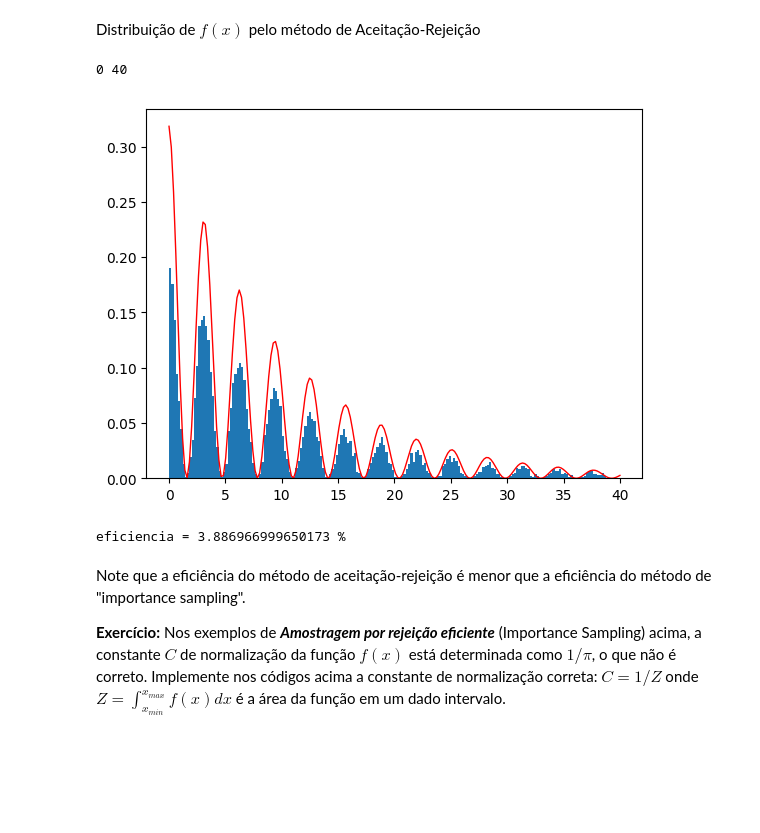
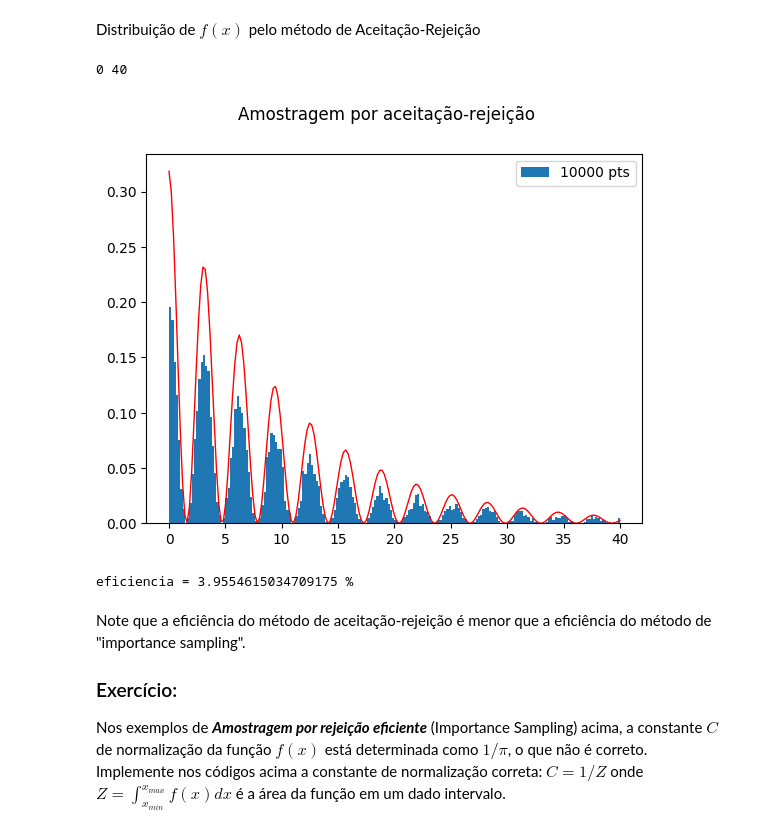
Before and after one commit to clemencia/ML4PPGF_UERJ, a Jupyter notebook: Amostragem_e_integracao_MC.ipynb, the cells around one changed output. Saved outputs shown, nothing was run; the diff lists cells and outputs as text; code cells hidden in the pictures; blank space fills up the shorter version.

```diff
--- a/Amostragem_e_integracao_MC.ipynb
+++ b/Amostragem_e_integracao_MC.ipynb
@@ -364,37 +358,42 @@ npts=10000
 # número de bins do histograma
 nbins=200
 # Vida média
 lamb=0.1
 # k
 k = 1
 xmin=0
 xmax=40
 print(xmin, xmax)
 # Amostra resultante do método de aceitação-rejeição
 sample = []
 naccept=0
 ntot=0
 while naccept<npts:
   ntot+=1
   x=np.random.uniform(xmin,xmax) # s
   y=np.random.uniform(0,1) # x
   if y<f(x, lamb, k):
       sample.append(x)
       naccept+=1
 
 # plotar a distribuição da CDF inversa com uma dist uniforme
-plt.hist(sample,bins=nbins, range=[xmin, xmax], density=1)
+plt.hist(sample,bins=nbins, range=[xmin, xmax], density=True,label=str(npts)+" pts")
 #plotar a distribuição
 x = np.linspace(xmin,xmax,nbins)
 y = f(x, lamb, k)
 plt.plot(x, y, color='red',linewidth=1)
+plt.suptitle("Amostragem por aceitação-rejeição")
+plt.legend(loc="upper right")
 plt.show()
 print("eficiencia = {} %".format(naccept/ntot*100))
 # %% [output]
 0 40
-[figure, old version]
+[figure, new version]
-eficiencia = 3.886966999650173 %
+eficiencia = 3.9554615034709175 %
 # %% [markdown]
 Note que a eficiência do método de aceitação-rejeição é menor que a eficiência do método de "importance sampling".
 
-**Exercício:** Nos exemplos de ***Amostragem por rejeição eficiente*** (Importance Sampling) acima, a constante $C$ de normalização da função $f(x)$ está determinada como $1/\pi$, o que não é correto. Implemente nos códigos acima a constante de normalização correta: $C=1/Z$ onde $Z=\int_{x_{min}}^{x_{max}}f(x)dx$ é a área da função em um dado intervalo.
+
+
+### Exercício:
+Nos exemplos de ***Amostragem por rejeição eficiente*** (Importance Sampling) acima, a constante $C$ de normalização da função $f(x)$ está determinada como $1/\pi$, o que não é correto. Implemente nos códigos acima a constante de normalização correta: $C=1/Z$ onde $Z=\int_{x_{min}}^{x_{max}}f(x)dx$ é a área da função em um dado intervalo.
```
Also changed, not shown: parts of 9 cells of this notebook.
